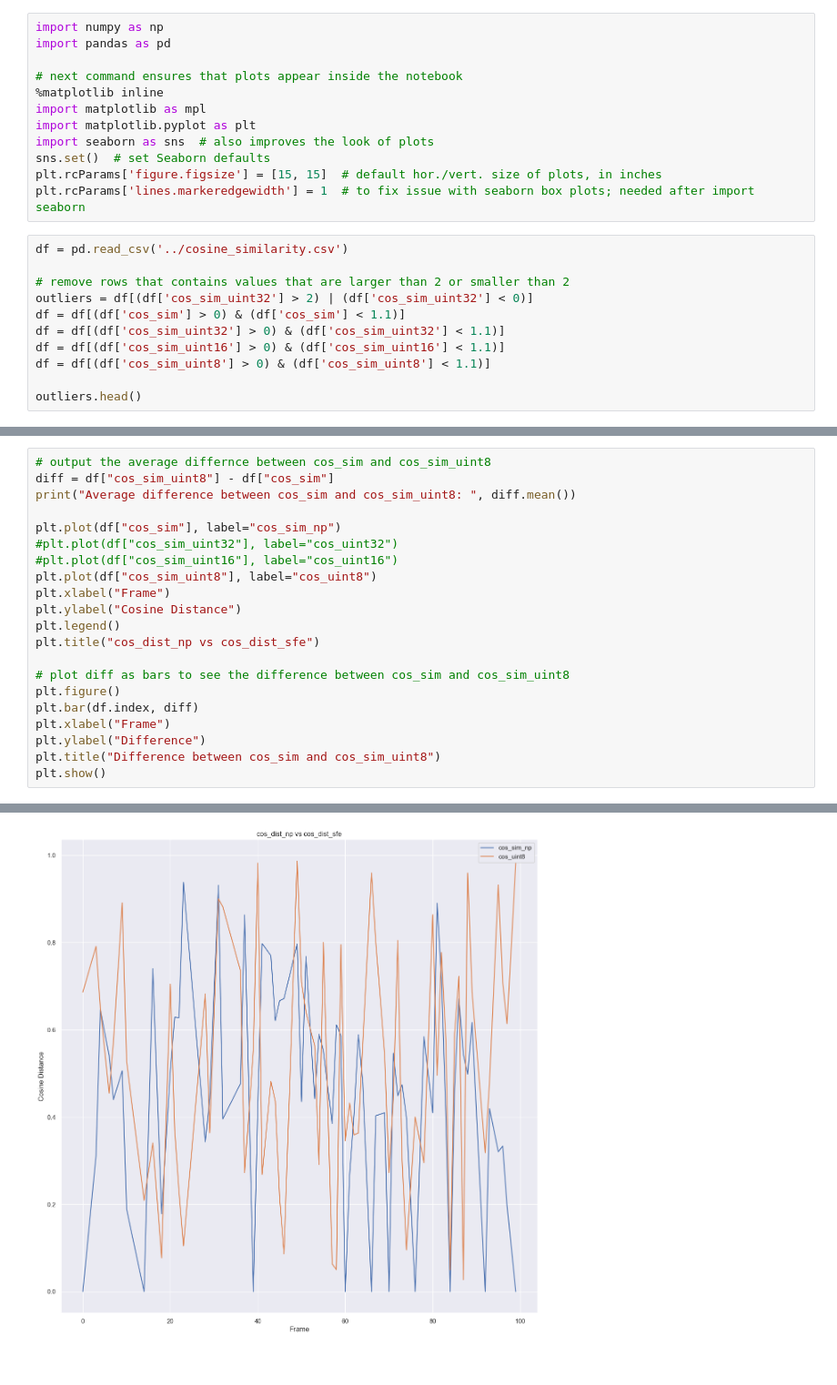
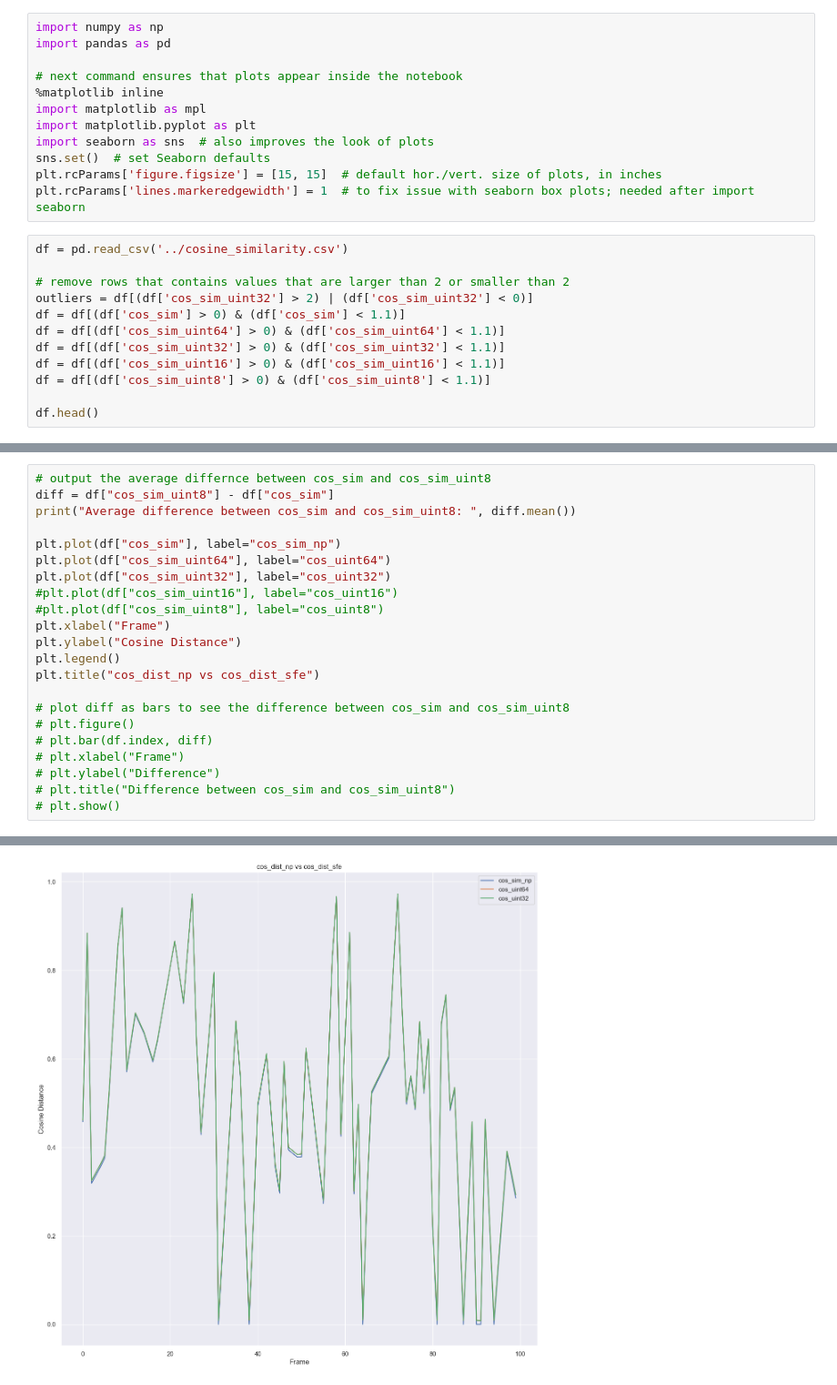
Before and after one commit to ChiemStevens/pffrocd, a Jupyter notebook: plotting/cos_sim.ipynb, the cells around one changed output, grey strips where cells are left out. Shown: that part at 91% size. Saved outputs shown, nothing was run; the diff lists cells and outputs as text.

```diff
--- a/plotting/cos_sim.ipynb
+++ b/plotting/cos_sim.ipynb
@@ -16,9 +16,10 @@ df = pd.read_csv('../cosine_similarity.csv')
 # remove rows that contains values that are larger than 2 or smaller than 2
 outliers = df[(df['cos_sim_uint32'] > 2) | (df['cos_sim_uint32'] < 0)]
 df = df[(df['cos_sim'] > 0) & (df['cos_sim'] < 1.1)]
+df = df[(df['cos_sim_uint64'] > 0) & (df['cos_sim_uint64'] < 1.1)]
 df = df[(df['cos_sim_uint32'] > 0) & (df['cos_sim_uint32'] < 1.1)]
 df = df[(df['cos_sim_uint16'] > 0) & (df['cos_sim_uint16'] < 1.1)]
 df = df[(df['cos_sim_uint8'] > 0) & (df['cos_sim_uint8'] < 1.1)]
 
-outliers.head()
+df.head()
 # %% [output]
@@ -32,19 +35,20 @@ diff = df["cos_sim_uint8"] - df["cos_sim"]
 print("Average difference between cos_sim and cos_sim_uint8: ", diff.mean())
 
 plt.plot(df["cos_sim"], label="cos_sim_np")
-#plt.plot(df["cos_sim_uint32"], label="cos_uint32")
+plt.plot(df["cos_sim_uint64"], label="cos_uint64")
+plt.plot(df["cos_sim_uint32"], label="cos_uint32")
 #plt.plot(df["cos_sim_uint16"], label="cos_uint16")
-plt.plot(df["cos_sim_uint8"], label="cos_uint8")
+#plt.plot(df["cos_sim_uint8"], label="cos_uint8")
 plt.xlabel("Frame")
 plt.ylabel("Cosine Distance")
 plt.legend()
 plt.title("cos_dist_np vs cos_dist_sfe")
 
 # plot diff as bars to see the difference between cos_sim and cos_sim_uint8
-plt.figure()
-plt.bar(df.index, diff)
-plt.xlabel("Frame")
-plt.ylabel("Difference")
-plt.title("Difference between cos_sim and cos_sim_uint8")
-plt.show()
+# plt.figure()
+# plt.bar(df.index, diff)
+# plt.xlabel("Frame")
+# plt.ylabel("Difference")
+# plt.title("Difference between cos_sim and cos_sim_uint8")
+# plt.show()
 # %% [output]
@@ -52 +57 @@ Average difference between cos_sim and cos_sim_uint8:  0.07187540655402187
-[figure, old version]
+[figure, new version]
```
Also changed, not shown: parts of 2 cells of this notebook, 1 other file.
